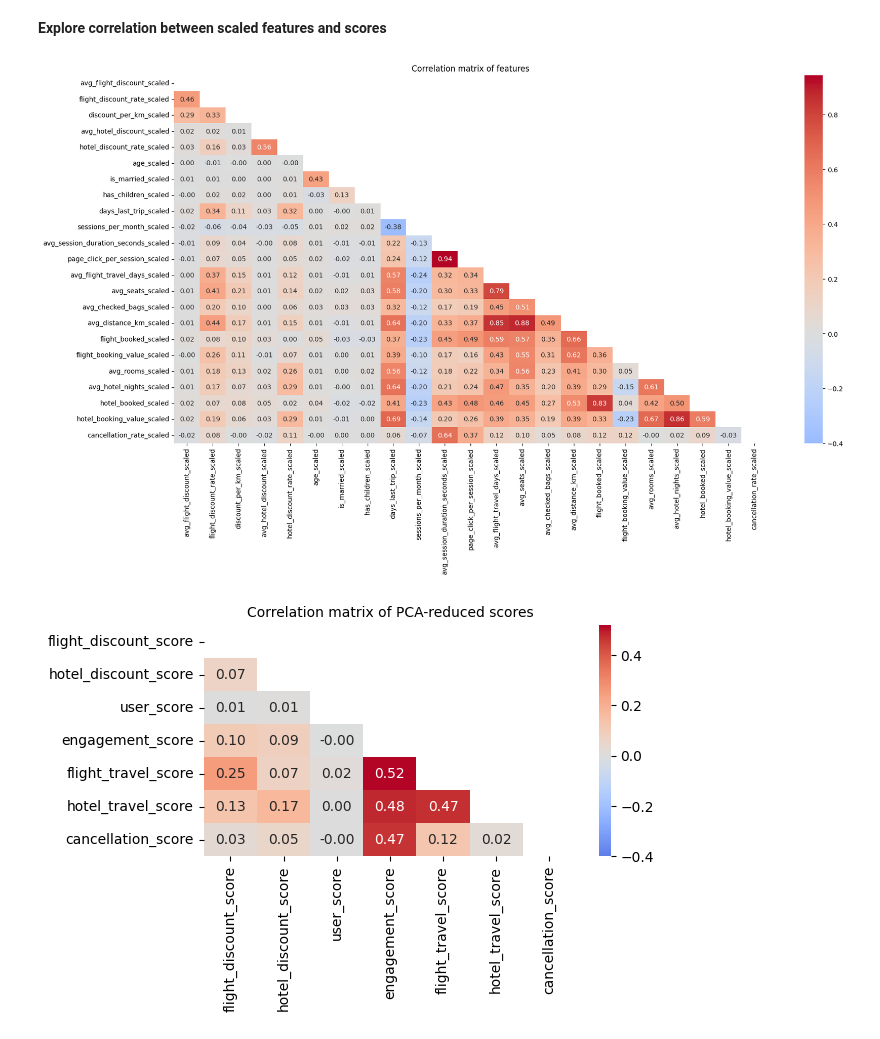
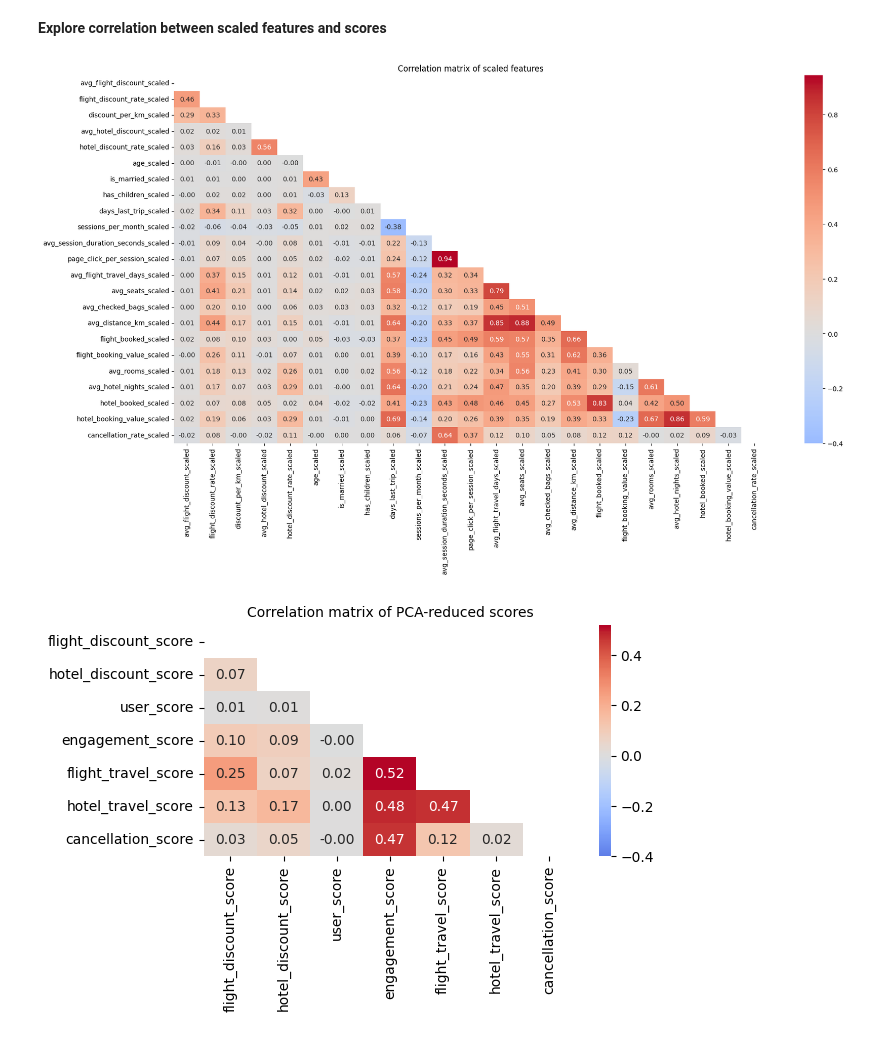
Before and after one commit to bfreiheit/customer_segmentation, a Jupyter notebook: notebooks/Segmentation.ipynb, the cells around one changed output. Saved outputs shown, nothing was run; the diff lists cells and outputs as text; code cells hidden in the pictures.

```diff
--- a/notebooks/Segmentation.ipynb
+++ b/notebooks/Segmentation.ipynb
@@ -36,21 +36,21 @@ feature_groups = fg_const.FEATURE_GROUPS
 # %%
 metrics = [m for m in cohort.columns if m.endswith("_scaled")]
 
 matrix = np.triu(cohort[metrics].corr())
 plt.figure(figsize=(20, 10))
-plt.title("Correlation matrix of features", fontsize=12)
+plt.title("Correlation matrix of scaled features", fontsize=12)
 sns.heatmap(
     cohort[metrics].corr(),
     annot=True,
     fmt=".2f",
     cmap="coolwarm",
     vmin=-0.4,
     center=0,
     mask=matrix,
 )
 plt.show()
 # %% [output]
-[figure, old version]
+[figure, new version]
 # %%
 scores = [k for k in feature_groups.keys()]
 
```
Also changed, not shown: parts of 3 cells of this notebook, 2 other files.
